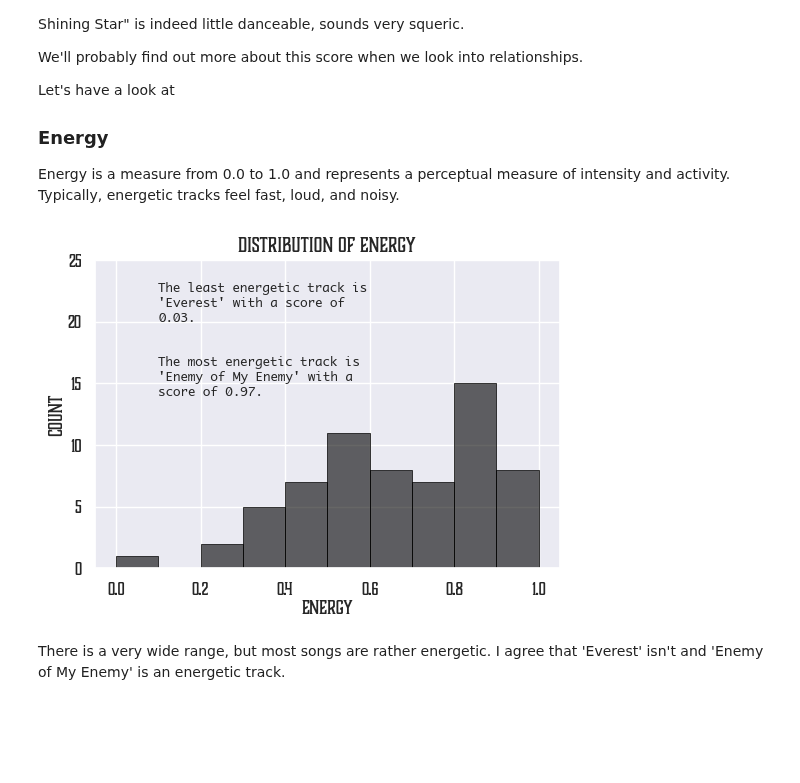
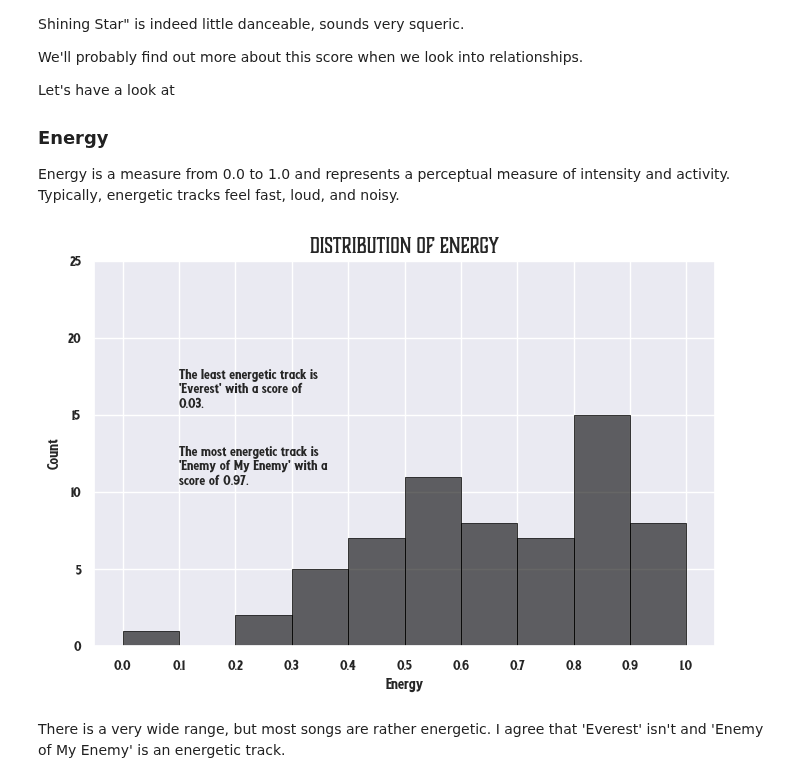
Before and after one commit to scheinmensch/Spotify, a Jupyter notebook: AllThemWitches.ipynb, the cells around one changed output. Cells and saved outputs as stored; diff of their text form; code cells hidden in the pictures; blank space fills up the shorter version.

```diff
--- a/AllThemWitches.ipynb
+++ b/AllThemWitches.ipynb
@@ -8,14 +8,14 @@ import matplotlib.pyplot as plt
 from matplotlib.dates import YearLocator
 import numpy as np
 # %%
-# get the font Boucherie Block
+# get the fonts Boucherie Block and Rockabilly
 sns.set()
 from matplotlib import font_manager
 font_path = '/Users/johannakruger/Library/Fonts/Boucherie Block.otf'
 prop = font_manager.FontProperties(fname=font_path)
 plt.rcParams['font.family'] = prop.get_name()
 
-font_path2 = '/System/Library/Fonts/Monaco.ttf'
+font_path2 = '/Users/johannakruger/Library/Fonts/ROCKABILLY Regular.otf'
 prop2 = font_manager.FontProperties(fname=font_path2)
 plt.rcParams['font.family'] = prop2.get_name()
 # %%
@@ -329,19 +330,19 @@ Let's have a look at
 Energy is a measure from 0.0 to 1.0 and represents a perceptual measure of intensity and activity. Typically, energetic tracks feel fast, loud, and noisy.
 # %%
 bin_boundaries = np.arange(0, 1.1, 0.1)
-plt.figure(figsize=(6,4))
+plt.figure(figsize=(8,5))
 sns.histplot(atw['energy'],  color='#000000', edgecolor='#000000', alpha=.6, linewidth=0.5, bins=bin_boundaries, stat='count')
-plt.title('Distribution of Energy', fontproperties=prop, fontsize=14)
-plt.xlabel('Energy', fontproperties=prop, fontsize=13)
-plt.ylabel('Count', fontproperties=prop, fontsize=13)
-plt.yticks(np.arange(0, 30, 5), fontproperties=prop, fontsize=12)
+plt.title('Distribution of Energy', fontproperties=prop, fontsize=15)
+plt.xlabel('Energy', fontproperties=prop2, fontsize=14)
+plt.ylabel('Count', fontproperties=prop2, fontsize=14)
+plt.yticks(np.arange(0, 30, 5), fontproperties=prop2, fontsize=13)
 plt.grid(True)
-plt.xticks(fontproperties=prop, fontsize=12)
-plt.text(0.1, 20,f"The least energetic track is \n'{atw.loc[atw['energy'].idxmin(), 'name']}' with a score of \n{atw['energy'].min():.2f}.", fontproperties=prop2, fontsize=9)
-plt.text(0.1, 14,f"The most energetic track is \n'{atw.loc[atw['energy'].idxmax(), 'name']}' with a \nscore of {atw['energy'].max():.2f}.", fontproperties=prop2, fontsize=9)
+plt.xticks(np.arange(0, 1.1, 0.1),fontproperties=prop2, fontsize=13)
+plt.text(0.1, 15.5,f"The least energetic track is \n'{atw.loc[atw['energy'].idxmin(), 'name']}' with a score of \n{atw['energy'].min():.2f}.", fontproperties=prop2, fontsize=13)
+plt.text(0.1, 10.5,f"The most energetic track is \n'{atw.loc[atw['energy'].idxmax(), 'name']}' with a \nscore of {atw['energy'].max():.2f}.", fontproperties=prop2, fontsize=13)
 plt.show();
 # %% [output]
-[figure, old version]
+[figure, new version]
 # %% [markdown]
 There is a very wide range, but most songs are rather energetic. I agree that 'Everest' isn't and 'Enemy of My Enemy' is an energetic track.
 # %% [markdown]
```
Also changed, not shown: parts of 16 cells of this notebook.
